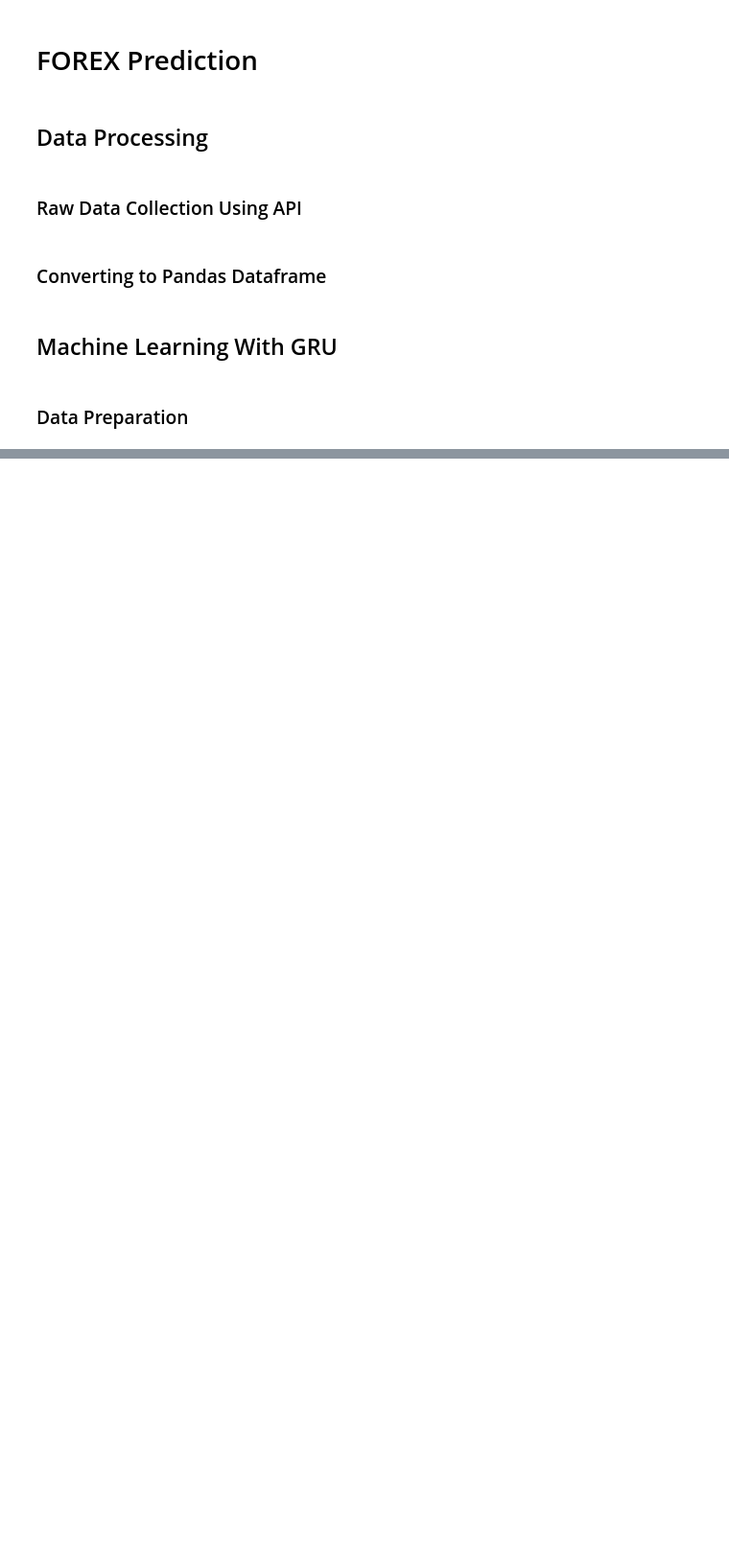
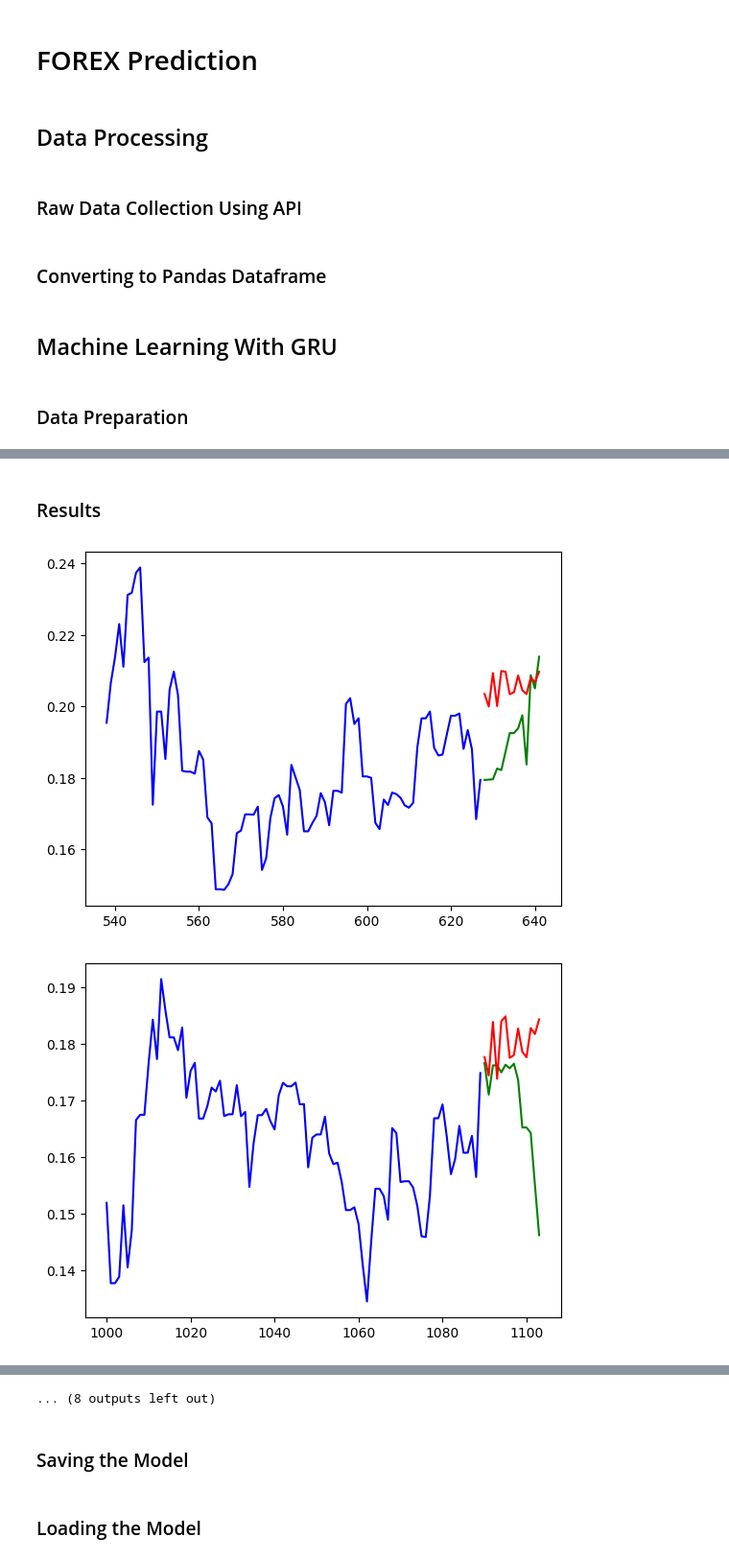
Before and after one commit to scottjanssen/TechEx, a Jupyter notebook: prediction/workspace.ipynb, the cells around one changed output, grey strips where cells are left out. Shown at 96% size. Saved outputs shown, nothing was run; the diff lists cells and outputs as text; code cells hidden in the pictures; blank space fills up the shorter version.

Commit message:
finished training prediction model (ready now)

```diff
--- a/prediction/workspace.ipynb
+++ b/prediction/workspace.ipynb
@@ -85,0 +197,42 @@ df.to_pickle('data.pkl')
+# %%
+with open('training_data.npy', 'rb') as f:
+    X_train = np.load(f)
+    y_train = np.load(f)
+
+print(X_train.shape, y_train.shape)
+# %%
+model = Sequential()
+
+model.add(LSTM(units=64, return_sequences=True, input_shape=(input_timeframe, 1)))
+model.add(Dropout(0.2))
+
+model.add(LSTM(units=64, return_sequences=True))
+model.add(Dropout(0.2))
+
+model.add(LSTM(units=64))
+model.add(Dropout(0.2))
+
+model.add(Dense(units=32))
+model.add(Dropout(0.4))
+
+model.add(Dense(units=output_timeframe))
+
+model.summary()
+# %%
+model.compile(optimizer=Adam(learning_rate=0.001), loss='mean_squared_error')
+model.fit(X_train, y_train, epochs=3, batch_size=2048)
+# %% [markdown]
+### Results
+# %%
+# pred_X_test = model.predict(X_test)
+pred_X_train = model.predict(X_train[:2000])
+# %%
+for i in rng.choice(2000, size=20, replace=False):
+    # plt.plot(range(i, i + input_timeframe + output_timeframe), training_set[0, i:i+input_timeframe+output_timeframe])
+    plt.plot(range(i, i + input_timeframe), X_train[i], color='blue')
+    plt.plot(range(i + input_timeframe, i + input_timeframe + output_timeframe), y_train[i], color='green')
+    plt.plot(range(i + input_timeframe, i + input_timeframe + output_timeframe), pred_X_train[i], color='red')
+    plt.show()
+# %% [output]
+[figure, added]
+[figure, added]
@@ -85,0 +249,3 @@ df.to_pickle('data.pkl')
+... (8 outputs left out)
+# %% [markdown]
+### Saving the Model
@@ -85,0 +254,2 @@ df.to_pickle('data.pkl')
+# %% [markdown]
+### Loading the Model
```
Also changed, not shown: parts of 27 cells of this notebook, 2 other files.
